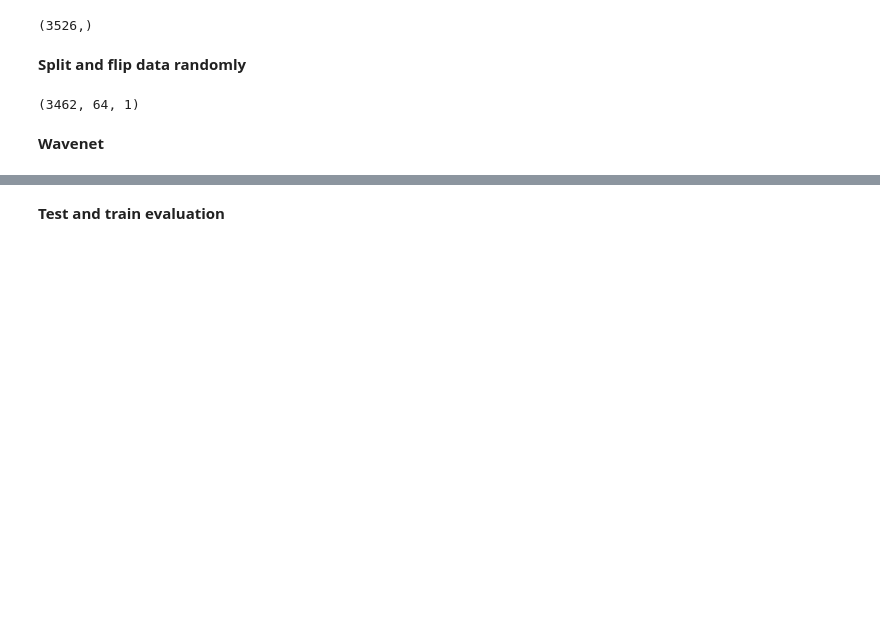
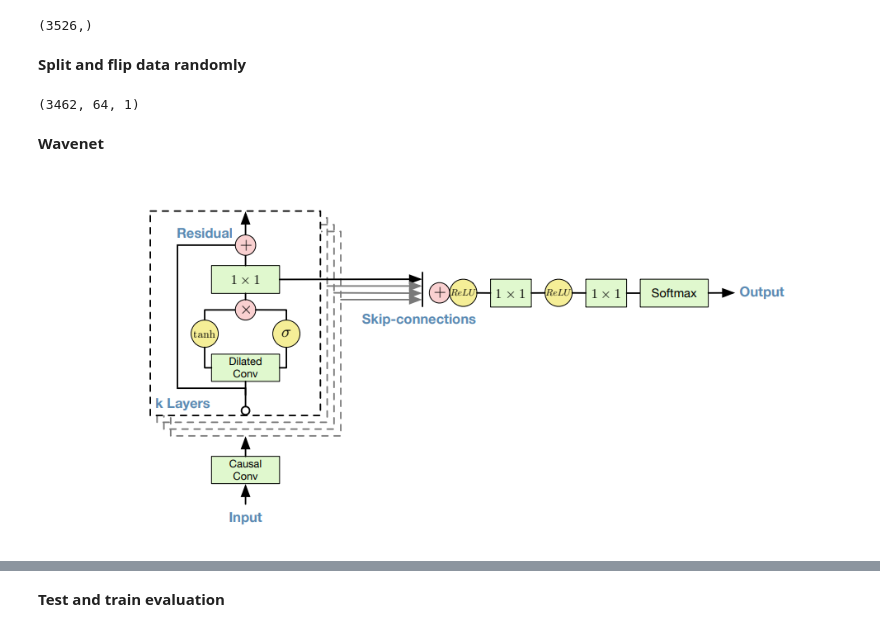
Before and after one commit to Lenflammeur/UCL-MSc_Project, a Jupyter notebook: week2.ipynb, the cells around one changed output, grey strips where cells are left out. Drawn from its saved outputs; the diff is of its cells as text; code cells hidden in the pictures; blank space fills up the shorter version.

```diff
--- a/week2.ipynb
+++ b/week2.ipynb
@@ -71,3 +72,7 @@ X.shape
 (3462, 64, 1)
 # %% [markdown]
 **Wavenet**
+# %%
+Image(filename='wnet.png')
+# %% [output]
+[figure, added]
```
Also changed, not shown: parts of 26 cells of this notebook, 10 other files.
